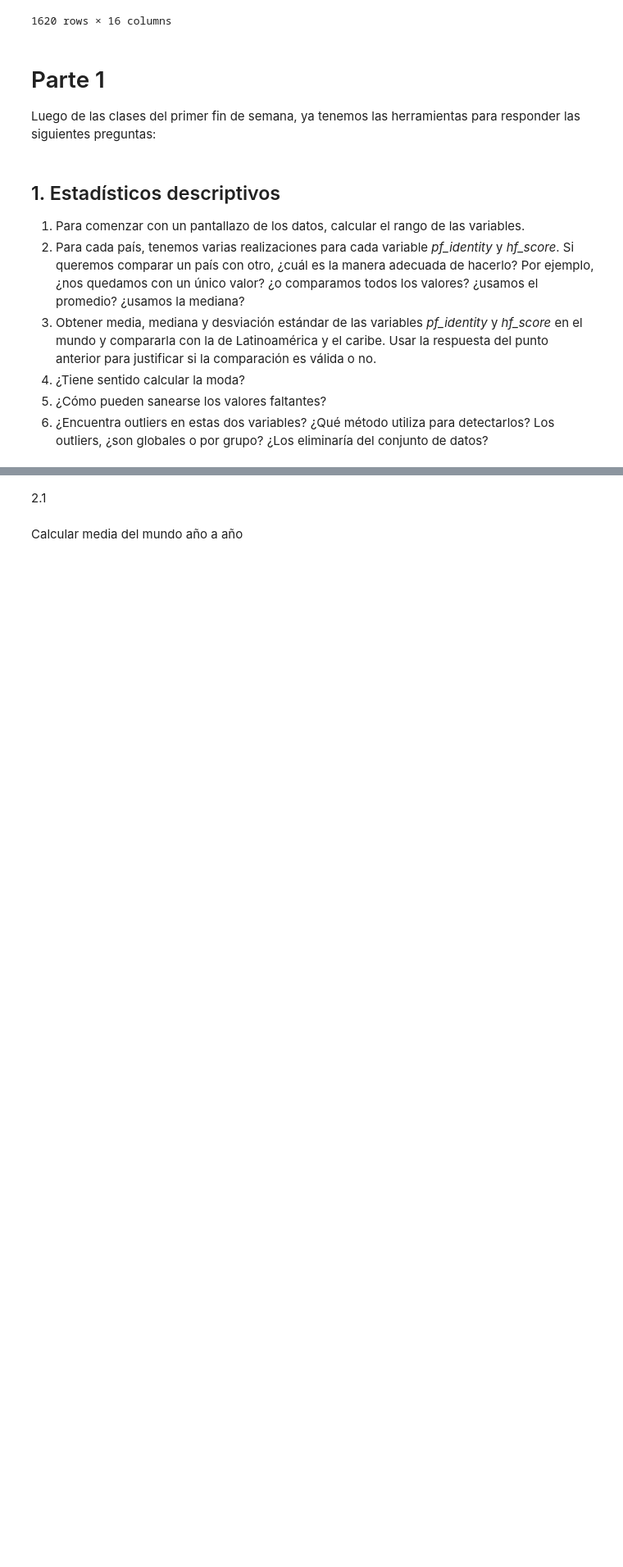
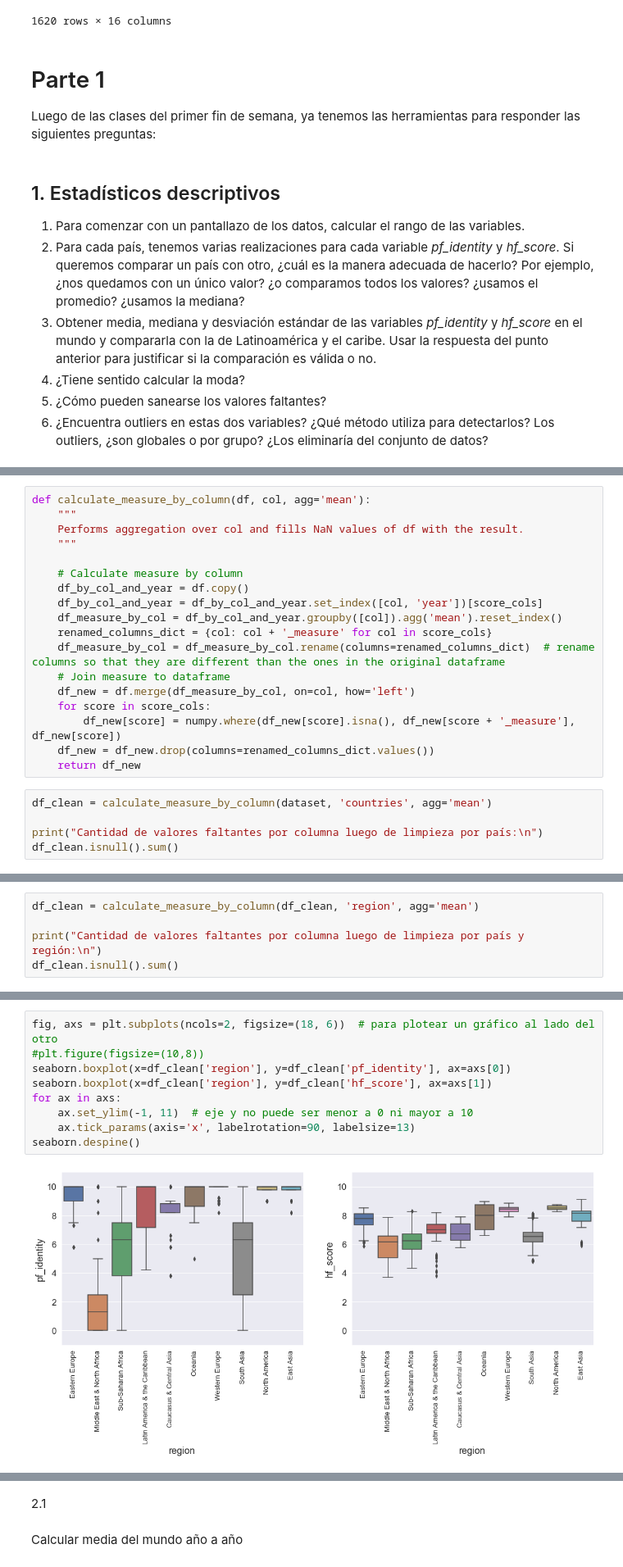
Before and after one commit to diegobcuadro/AyV_Grupo10, a Jupyter notebook: practico.ipynb, the cells around one changed output, grey strips where cells are left out. Shown at 82% size. Saved outputs shown, nothing was run; the diff lists cells and outputs as text; blank space fills up the shorter version.

```diff
--- a/practico.ipynb
+++ b/practico.ipynb
@@ -240,0 +302,23 @@ COMPLETAR SI BORRAR OUTLIERS
+# %%
+def calculate_measure_by_column(df, col, agg='mean'):
+    """
+    Performs aggregation over col and fills NaN values of df with the result.
+    """
+
+    # Calculate measure by column
+    df_by_col_and_year = df.copy()
+    df_by_col_and_year = df_by_col_and_year.set_index([col, 'year'])[score_cols]
+    df_measure_by_col = df_by_col_and_year.groupby([col]).agg('mean').reset_index()
+    renamed_columns_dict = {col: col + '_measure' for col in score_cols}
+    df_measure_by_col = df_measure_by_col.rename(columns=renamed_columns_dict)  # rename columns so that they are different than the ones in the original dataframe
+    # Join measure to dataframe
+    df_new = df.merge(df_measure_by_col, on=col, how='left')
+    for score in score_cols:
+        df_new[score] = numpy.where(df_new[score].isna(), df_new[score + '_measure'], df_new[score])
+    df_new = df_new.drop(columns=renamed_columns_dict.values())
+    return df_new
+# %%
+df_clean = calculate_measure_by_column(dataset, 'countries', agg='mean')
+
+print("Cantidad de valores faltantes por columna luego de limpieza por país:\n")
+df_clean.isnull().sum()
@@ -240,0 +346,5 @@ COMPLETAR SI BORRAR OUTLIERS
+# %%
+df_clean = calculate_measure_by_column(df_clean, 'region', agg='mean')
+
+print("Cantidad de valores faltantes por columna luego de limpieza por país y región:\n")
+df_clean.isnull().sum()
@@ -240,0 +380,11 @@ COMPLETAR SI BORRAR OUTLIERS
+# %%
+fig, axs = plt.subplots(ncols=2, figsize=(18, 6))  # para plotear un gráfico al lado del otro
+#plt.figure(figsize=(10,8))
+seaborn.boxplot(x=df_clean['region'], y=df_clean['pf_identity'], ax=axs[0])
+seaborn.boxplot(x=df_clean['region'], y=df_clean['hf_score'], ax=axs[1])
+for ax in axs:
+    ax.set_ylim(-1, 11)  # eje y no puede ser menor a 0 ni mayor a 10
+    ax.tick_params(axis='x', labelrotation=90, labelsize=13)
+seaborn.despine()
+# %% [output]
+[figure, added]
```
Also changed, not shown: parts of 41 cells of this notebook.
